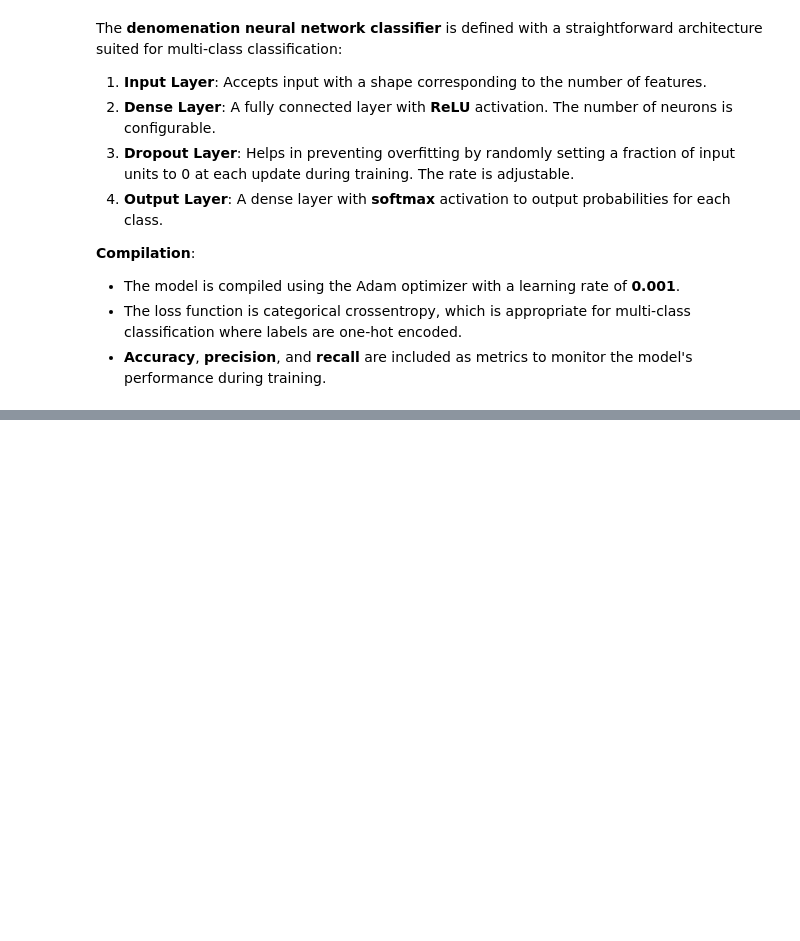
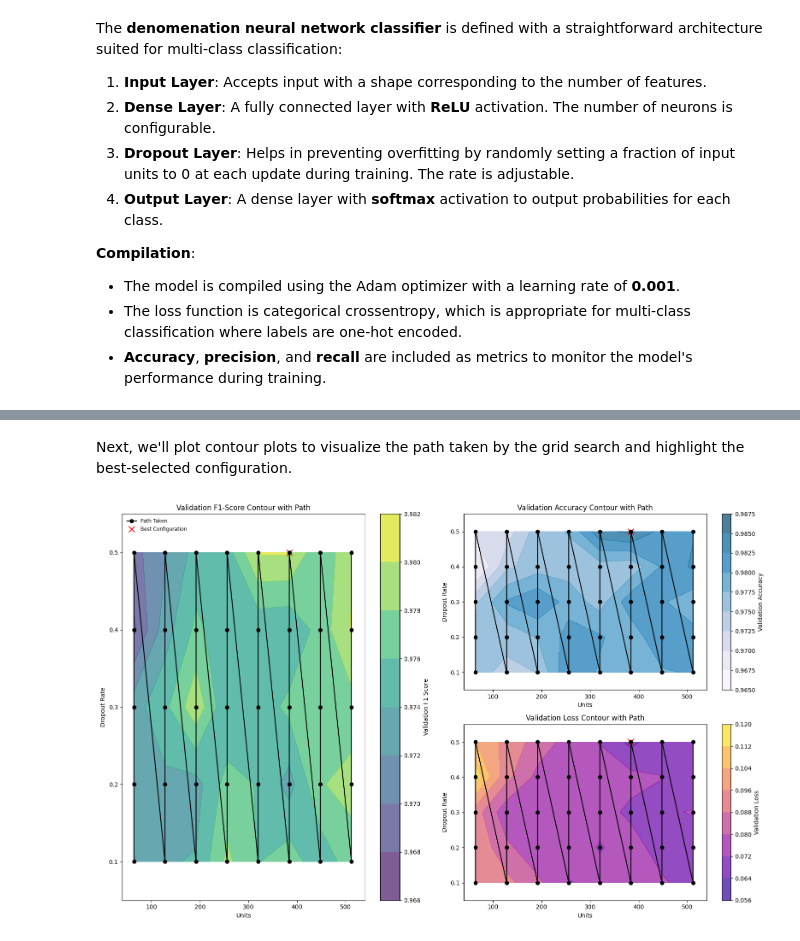
Before and after one commit to ACM40960/project-currency-denomination-recognition-23200555, a Jupyter notebook: Source.ipynb, the cells around one changed output, grey strips where cells are left out. Drawn from its saved outputs; the diff is of its cells as text; code cells hidden in the pictures; blank space fills up the shorter version.

```diff
--- a/Source.ipynb
+++ b/Source.ipynb
@@ -267,0 +389,58 @@ The **denomenation neural network classifier** is defined with a straightforward
+# %% [markdown]
+Next, we'll plot contour plots to visualize the path taken by the grid search and highlight the best-selected configuration.
+# %%
+# Assuming results_df is already created from the grid search
+results_df = pd.DataFrame(results, columns=['units', 'dropout', 'val_accuracy', 'val_loss','val_f1_score'])
+
+# Reshape data for contour plotting
+units_unique = np.unique(results_df['units'])
+dropout_unique = np.unique(results_df['dropout'])
+units_grid, dropout_grid = np.meshgrid(units_unique, dropout_unique)
+val_f1_score_grid = results_df.pivot(index='dropout', columns='units', values='val_f1_score').values
+val_accuracy_grid = results_df.pivot(index='dropout', columns='units', values='val_accuracy').values
+val_loss_grid = results_df.pivot(index='dropout', columns='units', values='val_loss').values
+
+plt.figure(figsize=(16,10))
+# Plot Contour for  Validation F1-Score/Accuracy/Loss with Path
+# Validation F1-Score Plot
+ax1 = plt.subplot2grid((2, 2), (0, 0), rowspan=2)
+contour_f1 = ax1.contourf(units_grid, dropout_grid, val_f1_score_grid, cmap='viridis', alpha=0.7)
+plt.colorbar(contour_f1, ax=ax1, label='Validation F1 Score')
+ax1.plot(results_df['units'], results_df['dropout'], 'ko-', label='Path Taken')
+ax1.scatter([best_units], [best_dropout], color='red', marker='x', s=100, label='Best Configuration')
+ax1.set_title('Validation F1-Score Contour with Path')
+ax1.set_xlabel('Units')
+ax1.set_ylabel('Dropout Rate')
+ax1.set_xlim(40, 540)
+ax1.set_ylim(0.05, 0.55)
+ax1.legend(loc='upper left', fontsize='small', frameon=False)
+
+# Validation Accuracy Plot
+ax2 = plt.subplot2grid((2, 2), (0, 1))
+contour_acc = ax2.contourf(units_grid, dropout_grid, val_accuracy_grid, cmap='PuBu', alpha=0.7)
+plt.colorbar(contour_acc, ax=ax2, label='Validation Accuracy')
+ax2.plot(results_df['units'], results_df['dropout'], 'ko-', label='Path Taken')
+ax2.scatter([best_units], [best_dropout], color='red', marker='x', s=100, label='Best Configuration')
+ax2.set_title('Validation Accuracy Contour with Path')
+ax2.set_xlabel('Units')
+ax2.set_ylabel('Dropout Rate')
+ax2.set_xlim(40, 540)
+ax2.set_ylim(0.05, 0.55)
+
+# Validation Loss Plot
+ax3 = plt.subplot2grid((2, 2), (1, 1))
+contour_loss = ax3.contourf(units_grid, dropout_grid, val_loss_grid, cmap='plasma', alpha=0.7)
+plt.colorbar(contour_loss, ax=ax3, label='Validation Loss')
+ax3.plot(results_df['units'], results_df['dropout'], 'ko-', label='Path Taken')
+ax3.scatter([best_units], [best_dropout], color='red', marker='x', s=100, label='Best Configuration')
+ax3.set_title('Validation Loss Contour with Path')
+ax3.set_xlabel('Units')
+ax3.set_ylabel('Dropout Rate')
+ax3.set_xlim(40, 540)
+ax3.set_ylim(0.05, 0.55)
+
+
+plt.tight_layout()
+plt.show()
+# %% [output]
+[figure, added]
```
Also changed, not shown: parts of 5 cells of this notebook.
